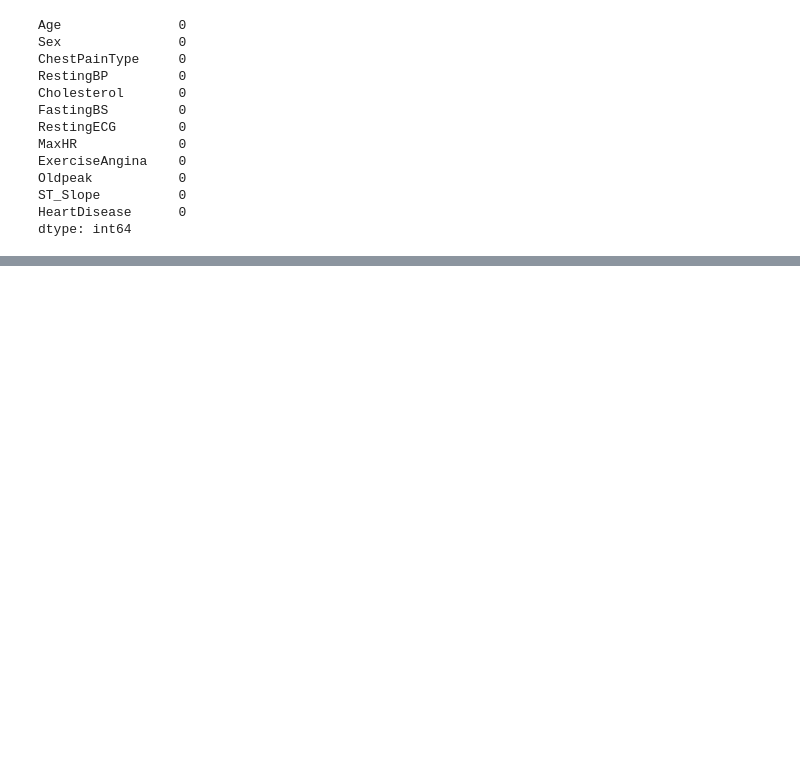
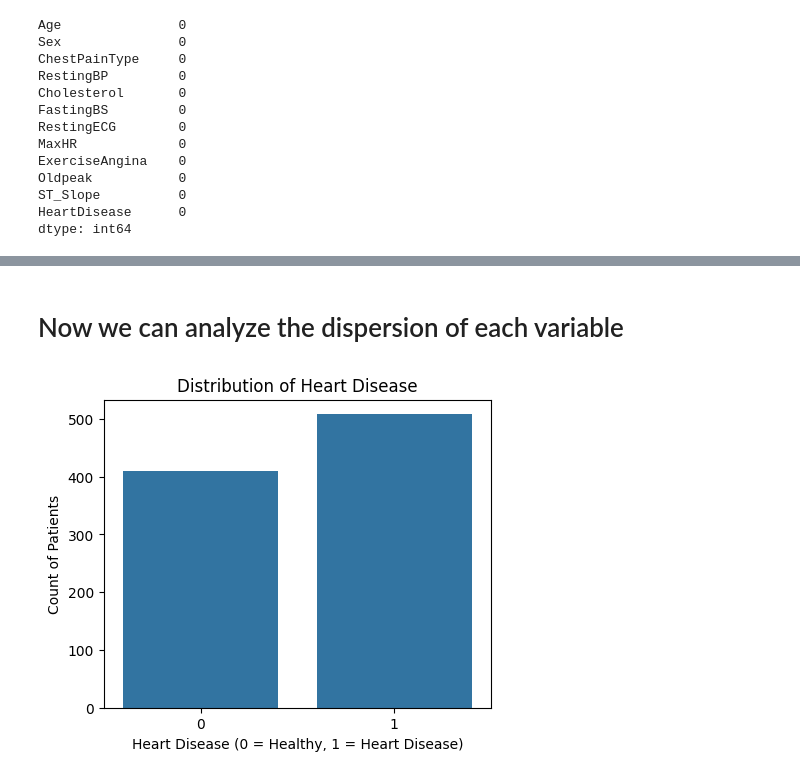
Before and after one commit to Sanjouk/IA01-Project, a Jupyter notebook: src/project.ipynb, the cells around one changed output, grey strips where cells are left out. Saved outputs shown, nothing was run; the diff lists cells and outputs as text; code cells hidden in the pictures; blank space fills up the shorter version.

Commit message:
Started data analyse and data preprocessing

```diff
--- a/src/project.ipynb
+++ b/src/project.ipynb
@@ -105,0 +137,11 @@ Unique values in column 'HeartDisease':
+# %% [markdown]
+# Now we can analyze the dispersion of each variable
+# %%
+plt.figure(figsize=(5, 4))
+sns.countplot(x='HeartDisease', data=heart_data)
+plt.title('Distribution of Heart Disease')
+plt.xlabel('Heart Disease (0 = Healthy, 1 = Heart Disease)')
+plt.ylabel('Count of Patients')
+plt.show()
+# %% [output]
+[figure, added]
```
Also changed, not shown: parts of 14 cells of this notebook.
